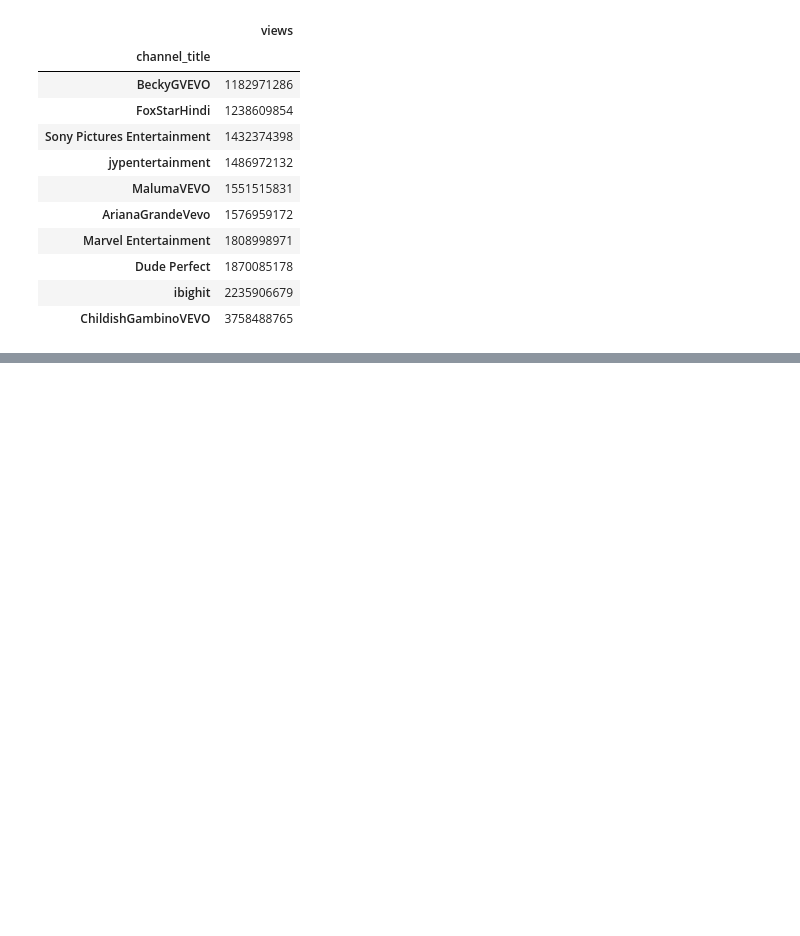
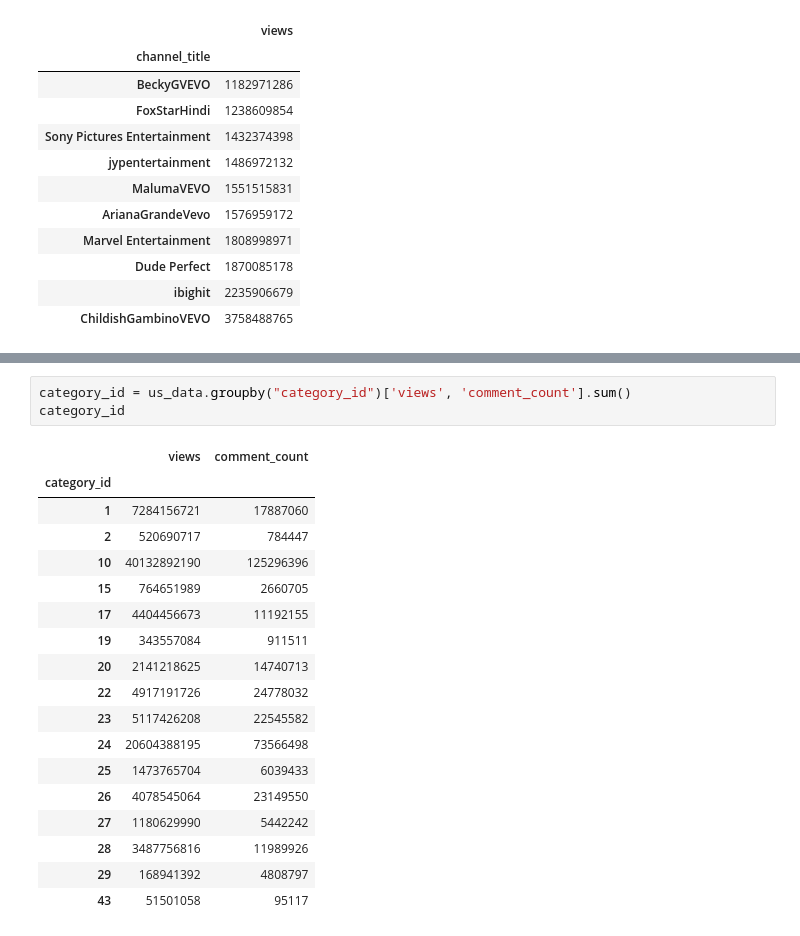
Before and after one commit to tralinde/tralinde_EDA_group_presentation, a Jupyter notebook: notebooks/youtube_EDA.ipynb, the cells around one changed output, grey strips where cells are left out. Drawn from its saved outputs; the diff is of its cells as text; blank space fills up the shorter version.

```diff
--- a/notebooks/youtube_EDA.ipynb
+++ b/notebooks/youtube_EDA.ipynb
@@ -47,3 +47,25 @@ plt.title('The most viewed YouTube Channels in 2011')
 # %% [output]
 Text(0.5, 1.0, 'The most viewed YouTube Channels in 2011')
 [figure]
+# %%
+category_id = us_data.groupby("category_id")['views', 'comment_count'].sum()
+category_id
+# %% [output]
+|  | views | comment_count |
+| category_id |  |  |
+| 1 | 7284156721 | 17887060 |
+| 2 | 520690717 | 784447 |
+| 10 | 40132892190 | 125296396 |
+| 15 | 764651989 | 2660705 |
+| 17 | 4404456673 | 11192155 |
+| 19 | 343557084 | 911511 |
+| 20 | 2141218625 | 14740713 |
+| 22 | 4917191726 | 24778032 |
+| 23 | 5117426208 | 22545582 |
+| 24 | 20604388195 | 73566498 |
+| 25 | 1473765704 | 6039433 |
+| 26 | 4078545064 | 23149550 |
+| 27 | 1180629990 | 5442242 |
+| 28 | 3487756816 | 11989926 |
+| 29 | 168941392 | 4808797 |
+| 43 | 51501058 | 95117 |
```
Also changed, not shown: parts of 2 cells of this notebook, 3 other files.
